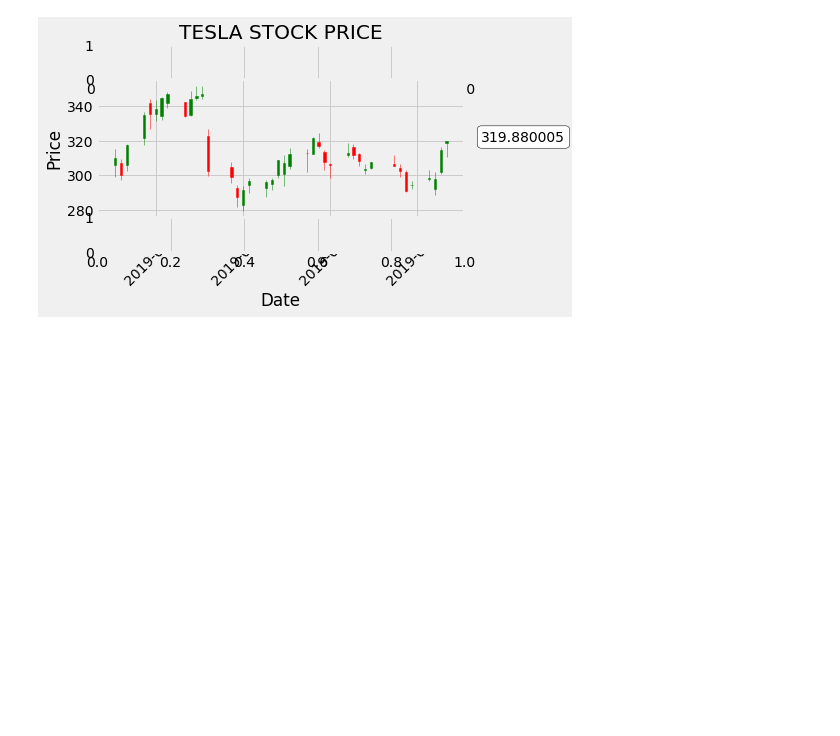
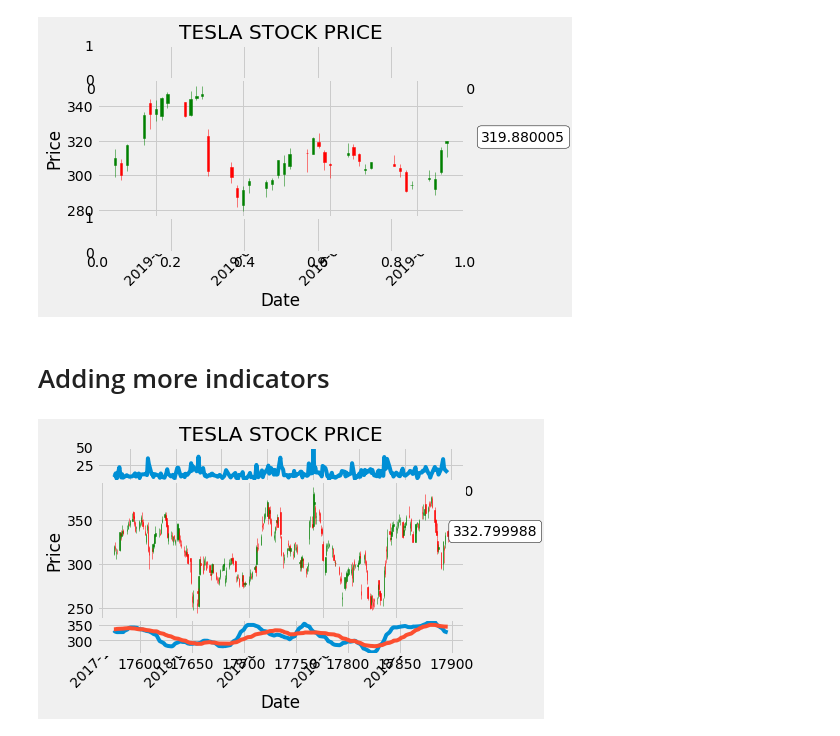
Before and after one commit to hasanarcas/Random-ML-DL-, a Jupyter notebook: Matplotlib-Course/charts.ipynb, the cells around one changed output. Saved outputs shown, nothing was run; the diff lists cells and outputs as text; code cells hidden in the pictures; blank space fills up the shorter version.

Commit message:
Continued with plotting

```diff
--- a/Matplotlib-Course/charts.ipynb
+++ b/Matplotlib-Course/charts.ipynb
@@ -433,3 +434,63 @@ plt.subplots_adjust(left=0.09, bottom=0.18, right=0.94, top=0.9, wspace=0.2, hsp
 plt.show()
 # %% [output]
 [figure]
+# %% [markdown]
+# Adding more indicators
+# %%
+df = pd.read_csv('TSLA.csv')
+df['Date'] = pd.to_datetime(df['Date'])
+df = df[(df.Date > pd.to_datetime('2018-01-01')) & (df.Date < pd.to_datetime('2019-01-01'))]
+df.Date = mdates.date2num(df.Date)
+
+style.use('fivethirtyeight')
+
+MA1 = 10
+MA2 = 30
+
+def moving_average(values, window):
+    weights = np.repeat(1.0, window)/window
+    smas = np.convolve(values, weights, 'valid')
+    return smas
+
+def high_minus_low(highs, lows):
+    return highs-lows
+
+#FIRST PLOT
+ax1 = plt.subplot2grid((6,1), (0,0), rowspan=1, colspan=1)
+plt.title('TESLA STOCK PRICE')
+#SECOND PLOT
+ax2 = plt.subplot2grid((6,1), (1,0), rowspan=4, colspan=1)
+plt.xlabel('Date')
+plt.ylabel('Price')
+#THIRD PLOT
+ax3 = plt.subplot2grid((6,1), (5,0), rowspan=1, colspan=1)
+
+ma1 = moving_average(df.Close, MA1)
+ma2 = moving_average(df.Close, MA2)
+start = len(df.Date.iloc[MA2-1:])
+h_l = list(map(high_minus_low, df.High, df.Low))
+
+ax1.plot(df.Date, h_l, "-")
+
+candlestick_ohlc(ax2, df.values, width=0.4, colorup='g', colordown='r')
+for label in ax2.xaxis.get_ticklabels():
+    label.set_rotation(45)
+ax2.xaxis.set_major_formatter(mdates.DateFormatter('%Y-%m-%d'))
+ax2.xaxis.set_major_locator(mticker.MaxNLocator(6))
+ax2.grid(True)
+
+ax3.plot(df.Date.iloc[-start:], ma1[-start:])
+ax3.plot(df.Date.iloc[-start:], ma2[-start:])
+
+bbox_props = dict(boxstyle='round', fc='w', ec='k')
+
+ax2.annotate(str(df.Close.iloc[-1]), (df.Date.iloc[-1], df.Close.iloc[-1]),
+             xytext=(df.Date.iloc[-1]+6, df.Close.iloc[-1]),
+             bbox=bbox_props)
+
+
+# plt.legend()
+plt.subplots_adjust(left=0.09, bottom=0.18, right=0.94, top=0.9, wspace=0.2, hspace=0)
+plt.show()
+# %% [output]
+[figure, added]
```
Also changed, not shown: parts of 10 cells of this notebook.
